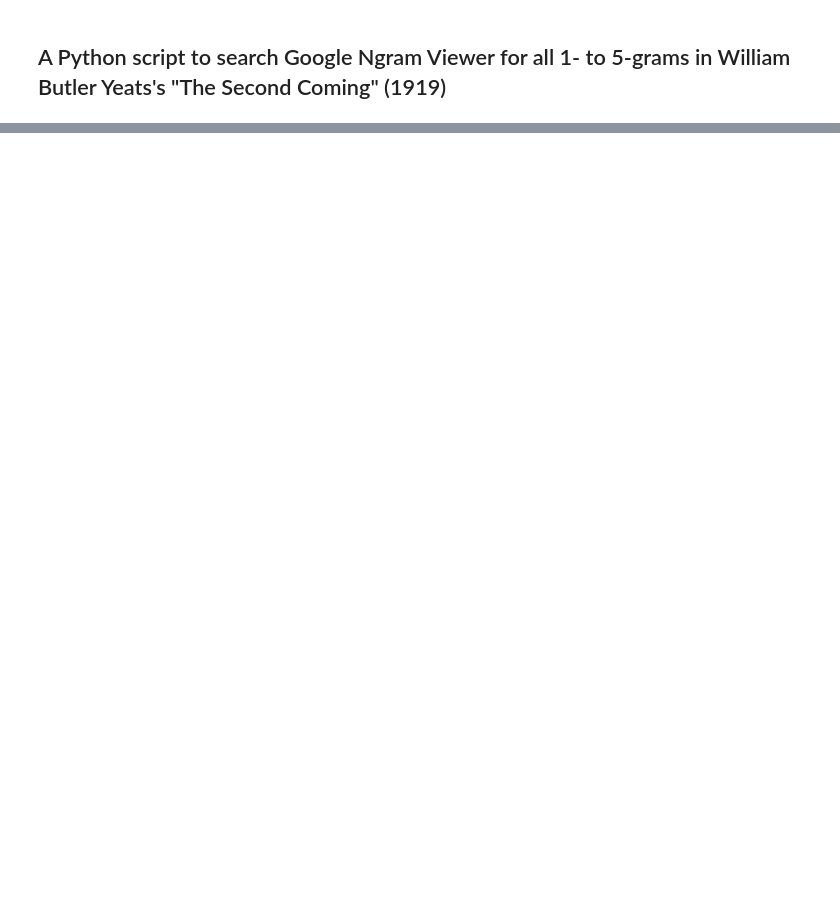
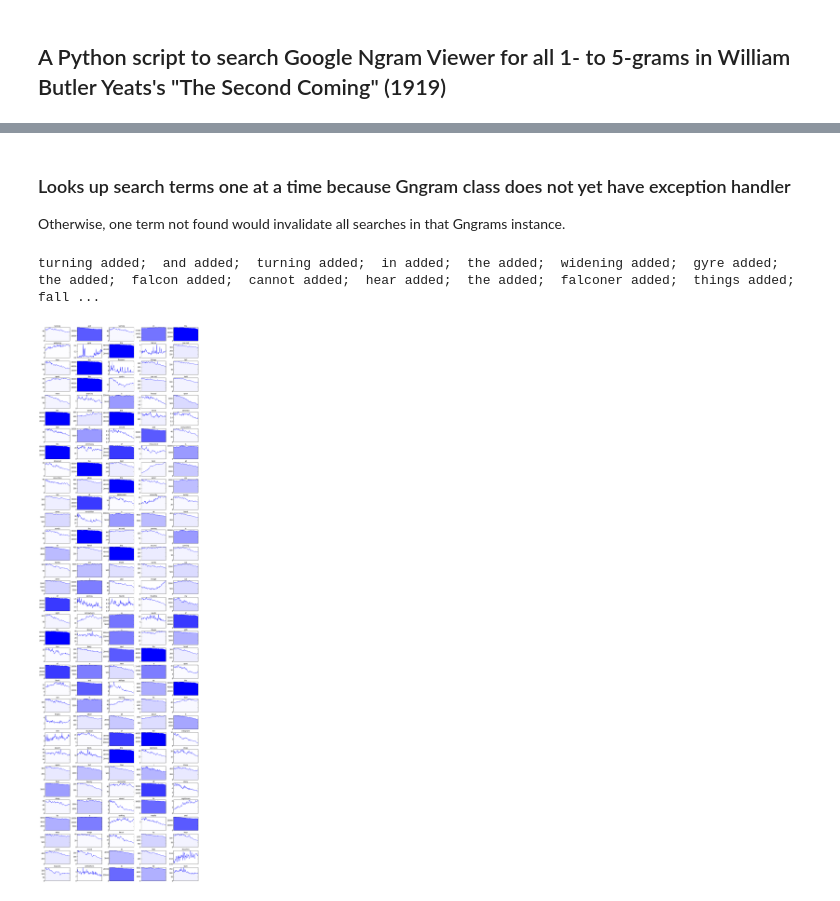
Before and after one commit to Prooffreader/google_ngrams_py, a Jupyter notebook: specific_applications/second_coming_ngrams.ipynb, the cells around one changed output, grey strips where cells are left out. Saved outputs shown, nothing was run; the diff lists cells and outputs as text; code cells hidden in the pictures; blank space fills up the shorter version.

Commit message:
updated specific applications/second coming

```diff
--- a/specific_applications/second_coming_ngrams.ipynb
+++ b/specific_applications/second_coming_ngrams.ipynb
@@ -193,0 +71,58 @@ to_look_up
+# %% [markdown]
+### Looks up search terms one at a time because Gngram class does not yet have exception handler ###
+
+Otherwise, one term not found would invalidate all searches in that Gngrams instance.
+# %%
+if redo_web_lookup:
+    for i in [1, 2, 3, 4, 5]:
+        exec("df_" + str(i) + "= pd.DataFrame()")
+        for term in eval("grams_" + str(i)):
+            try:
+                g = Gngram([term], years=[1880,1980], case_insensitive=True)
+                exec("df_" + str(i) + " = pd.concat([df_" + str(i) +", g.df_parents], axis=1)")
+                print term, 'added; ',
+            except SyntaxError: # unexpected EOF when parsing html if search term not found
+                print '\n'+term, '################## skipped'
+            time.sleep(10) # so Google doesn't deny access
+        exec ("df_" + str(i) + ".to_csv('second_coming_" + str(i) + "_grams.csv')")
+# %% [output]
+turning added;  and added;  turning added;  in added;  the added;  widening added;  gyre added;  the added;  falcon added;  cannot added;  hear added;  the added;  falconer added;  things added;  fall ...
+# %%
+redo_graphs = True
+filenames = ['second_coming_1_grams.csv', 'second_coming_2_grams.csv', 'second_coming_3_grams.csv',
+             'second_coming_4_grams.csv', 'second_coming_5_grams.csv']
+# %%
+if redo_graphs:
+    # 1-grams
+    ngram_number = 1
+    df = pd.read_csv(filenames[ngram_number-1], index_col=0)
+    max_y = sqrt(df.max().max())
+    num_charts = len(df.columns)
+    num_cols = 5
+    num_rows = num_charts / num_cols
+    if num_charts % num_cols != 0:
+        num_rows += 1
+
+    f, axarr = plt.subplots(num_rows, num_cols, figsize=(16, 58))
+    plt.subplots_adjust(hspace = .25, wspace=.3)
+    #plt.locator_params(axis = 'y', nbins = 2)
+    #f.axes.get_xaxis().set_visible(False)
+    c_row = 0
+    c_col = 0
+    for column in df.columns:
+        alpha = sqrt(df[column].max()) / max_y
+        axarr[c_row, c_col].plot(df.index, df[column])
+        title = df[column].name.replace(' (All)', '')
+        title = re.sub('\.[0-9]{,2}$', '', title)
+        axarr[c_row, c_col].set_title(title, fontdict ={'fontsize': 10})
+        axarr[c_row, c_col].set_ylim(0, df[column].max())
+        axarr[c_row, c_col].set_xlim(1880, 1980)
+        axarr[c_row, c_col].get_xaxis().set_visible(False)
+        axarr[c_row, c_col].locator_params(axis = 'y', nbins=4)
+        #axarr[c_row, c_col].yaxis.set_ticks(np.arange(0, df[column].max()))
+        axarr[c_row, c_col].fill_between(df.index, df[column], color='b', alpha=alpha, interpolate=True)
+        c_col = (c_col + 1) % num_cols
+        if c_col == 0: # new row
+            c_row += 1
+# %% [output]
+[figure, added]
```
Also changed, not shown: parts of 13 cells of this notebook, 6 other files.
